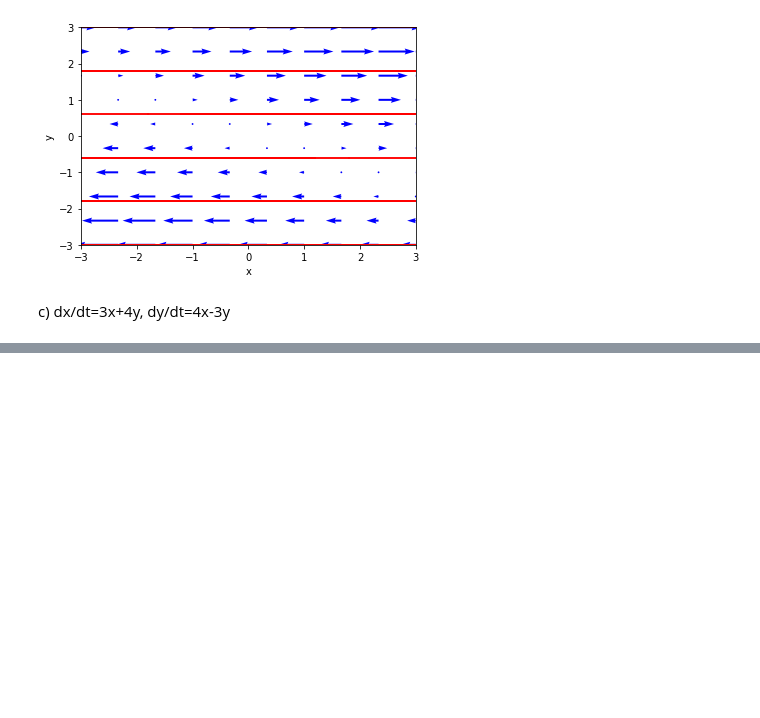
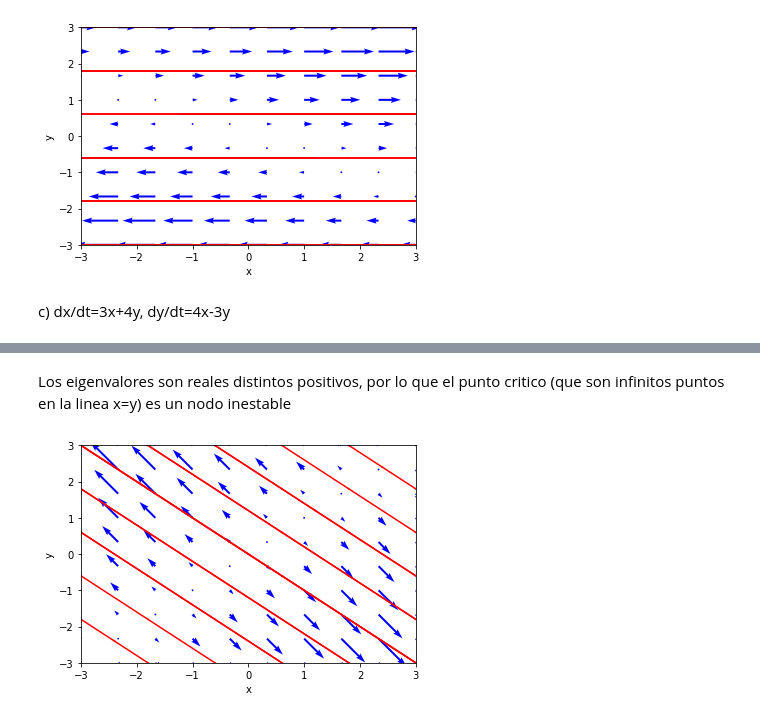
Before and after one commit to ShannonNCM/Sistemas-Dinamicos, a Jupyter notebook: Cap3/Ejercicios/02.ipynb, the cells around one changed output, grey strips where cells are left out. Saved outputs shown, nothing was run; the diff lists cells and outputs as text; code cells hidden in the pictures; blank space fills up the shorter version.

```diff
--- a/Cap3/Ejercicios/02.ipynb
+++ b/Cap3/Ejercicios/02.ipynb
@@ -107,0 +306,36 @@ c) dx/dt=3x+4y, dy/dt=4x-3y
+# %% [markdown]
+Los eigenvalores son reales distintos positivos, por lo que el punto critico (que son infinitos puntos en la linea x=y) es un nodo inestable
+# %%
+#sistema lineal
+def dx_dt(x,t):
+    return [x[0]-x[1],-1*x[0]+x[1]]
+#trayectorias en tiempo hacia adelante
+ts=np.linspace(0,10,500)
+ic=np.linspace(-3,3,6)
+for r in ic:
+    for s in ic:
+        x0=[r,s]
+        xs=odeint(dx_dt,x0,ts)
+        plt.plot(xs[:,0],xs[:,1],"r-")
+#trayectorias en tiempo hacia atras
+ts=np.linspace(0,-10,500)
+ic=np.linspace(-3,3,6)
+for r in ic:
+    for s in ic:
+        x0=[r,s]
+        xs=odeint(dx_dt,x0,ts)
+        plt.plot(xs[:,0],xs[:,1],"r-")
+#etiquetas de ejes y estilo de letra
+plt.xlabel('x',fontsize=10)
+plt.ylabel('y',fontsize=10)
+plt.tick_params(labelsize=10)
+plt.xlim(-3,3)
+plt.ylim(-3,3)
+#campo vectorial
+X,Y=np.mgrid[-3:3:10j,-3:3:10j]
+u=X-Y
+v=-1*X+Y
+pl.quiver(X,Y,u,v,color='b')
+plt.show()
+# %% [output]
+[figure, added]
```
Also changed, not shown: parts of 17 cells of this notebook.
